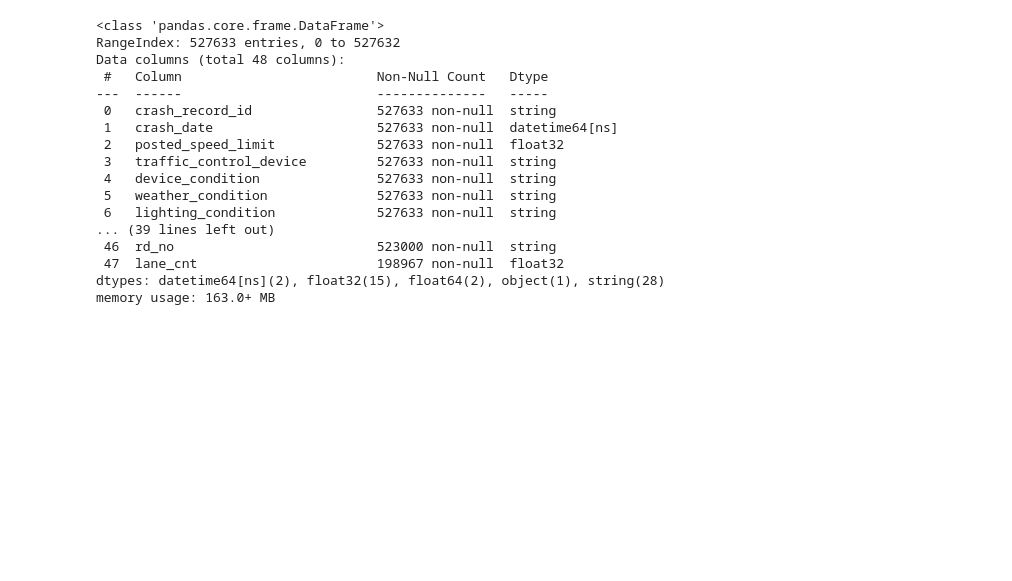
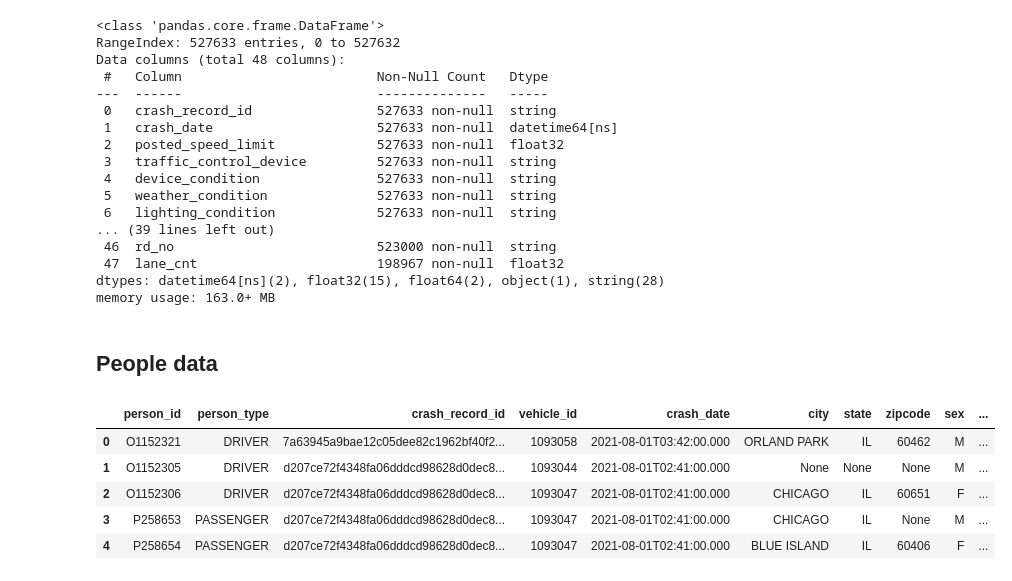
Before and after one commit to jkh-code/predicting-traffic-accident-injuries, a Jupyter notebook: notebooks/transforming-data.ipynb, the cells around one changed output. Drawn from its saved outputs; the diff is of its cells as text; code cells hidden in the pictures; blank space fills up the shorter version.

Commit message:
Complete transforming raw data

```diff
--- a/notebooks/transforming-data.ipynb
+++ b/notebooks/transforming-data.ipynb
@@ -108,3 +108,22 @@ Data columns (total 48 columns):
  47  lane_cnt                       198967 non-null  float32
 dtypes: datetime64[ns](2), float32(15), float64(2), object(1), string(28)
 memory usage: 163.0+ MB
+# %% [markdown]
+## People data
+# %%
+people_raw_query = """
+    SELECT *
+    FROM people_raw;
+    """
+# %%
+df_people = get_sql_data(
+    db_name="chi-traffic-accidents", query=people_raw_query)
+# %%
+df_people.head()
+# %% [output]
+|  | person_id | person_type | crash_record_id | vehicle_id | crash_date | city | state | zipcode | sex | ... |
+| 0 | O1152321 | DRIVER | 7a63945a9bae12c05dee82c1962bf40f2... | 1093058 | 2021-08-01T03:42:00.000 | ORLAND PARK | IL | 60462 | M | ... |
+| 1 | O1152305 | DRIVER | d207ce72f4348fa06dddcd98628d0dec8... | 1093044 | 2021-08-01T02:41:00.000 | None | None | None | M | ... |
+| 2 | O1152306 | DRIVER | d207ce72f4348fa06dddcd98628d0dec8... | 1093047 | 2021-08-01T02:41:00.000 | CHICAGO | IL | 60651 | F | ... |
+| 3 | P258653 | PASSENGER | d207ce72f4348fa06dddcd98628d0dec8... | 1093047 | 2021-08-01T02:41:00.000 | CHICAGO | IL | None | M | ... |
+| 4 | P258654 | PASSENGER | d207ce72f4348fa06dddcd98628d0dec8... | 1093047 | 2021-08-01T02:41:00.000 | BLUE ISLAND | IL | 60406 | F | ... |
```
Also changed, not shown: 1 other file.
